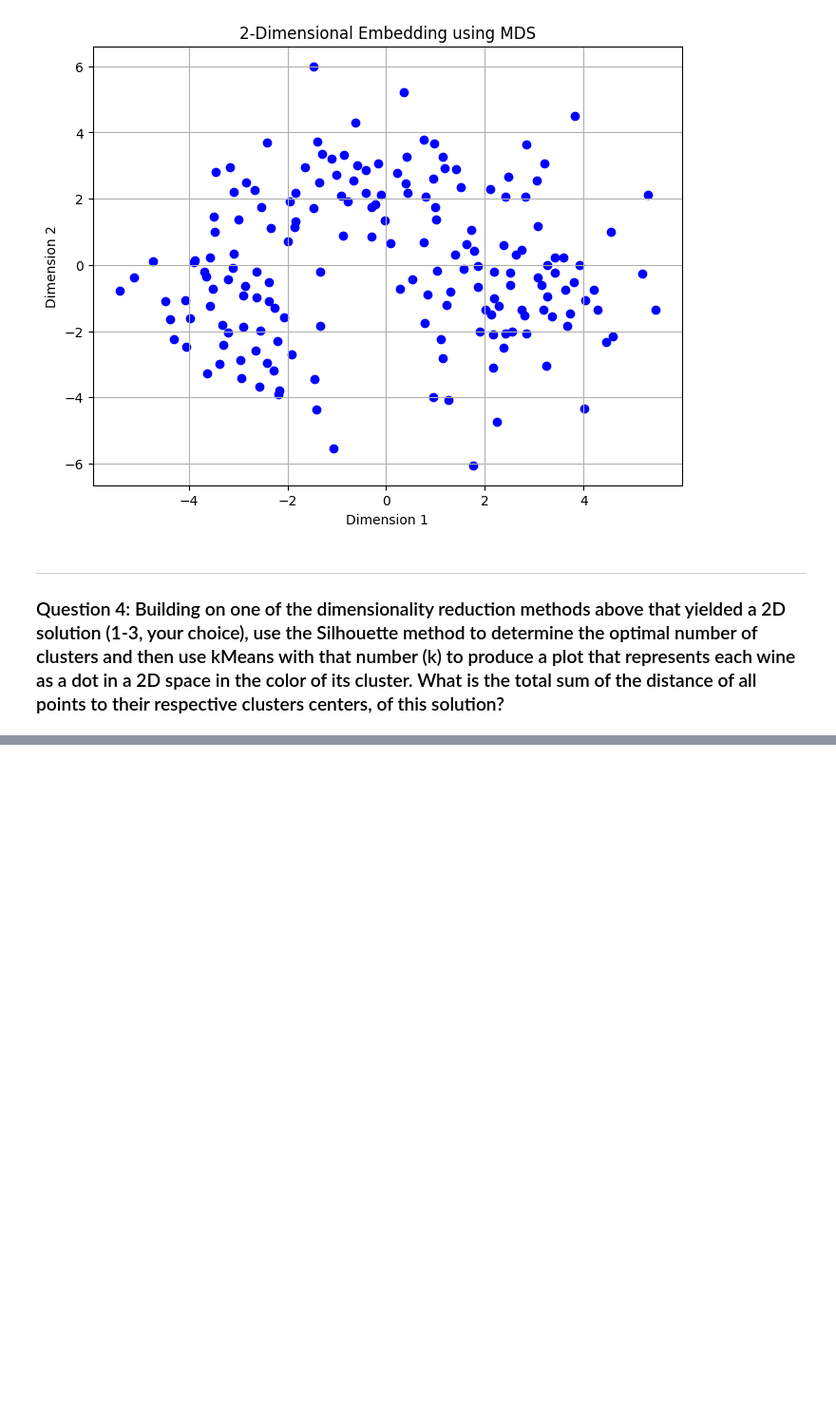
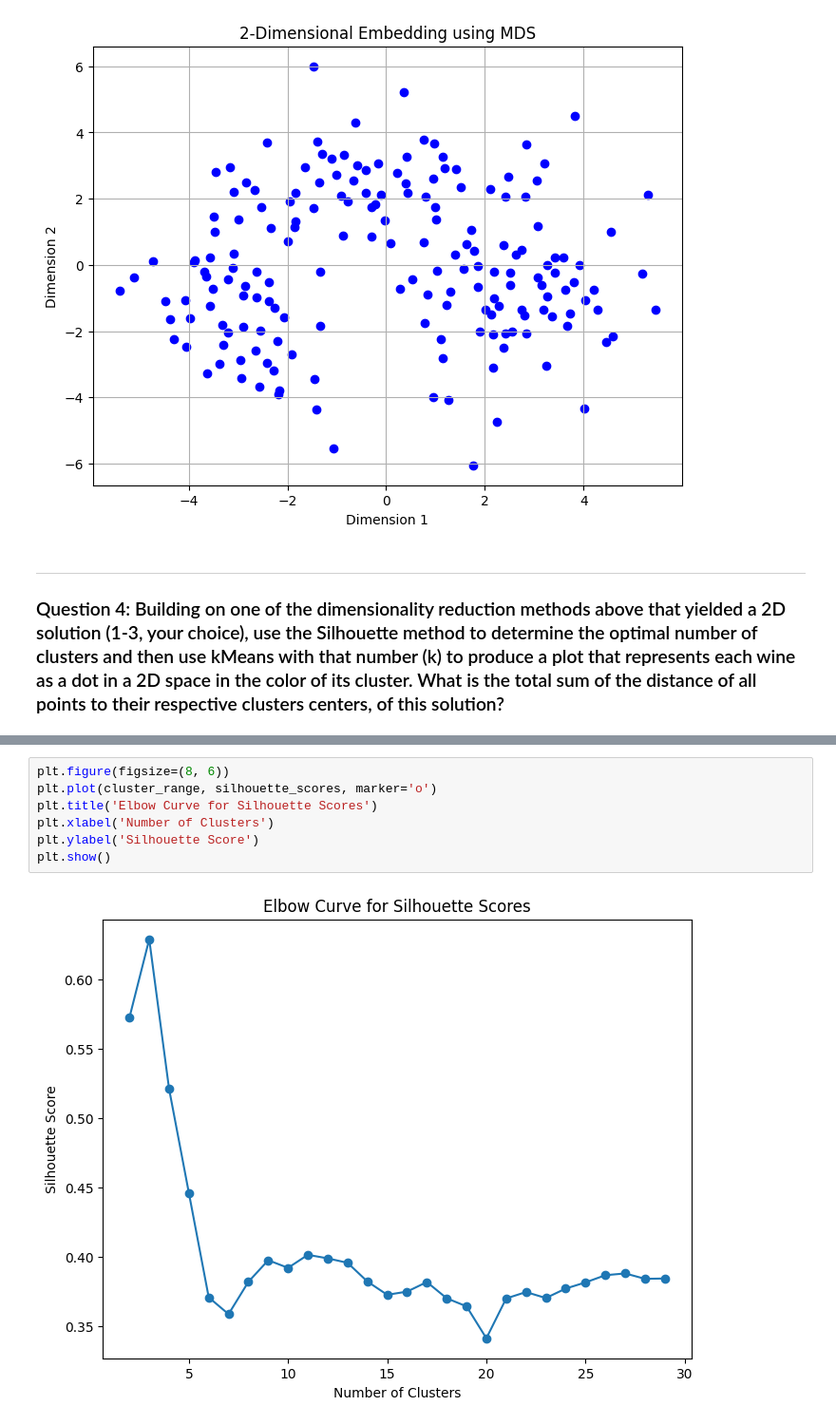
Before and after one commit to whykay-01/machine-learning, a Jupyter notebook: homeworks/hwk5/hwk5.ipynb, the cells around one changed output, grey strips where cells are left out. Shown at 95% size. Cells and saved outputs as stored; diff of their text form; blank space fills up the shorter version.

```diff
--- a/homeworks/hwk5/hwk5.ipynb
+++ b/homeworks/hwk5/hwk5.ipynb
@@ -463,0 +522,9 @@ Stress of the embedding: 22531.353733103577
+# %%
+plt.figure(figsize=(8, 6))
+plt.plot(cluster_range, silhouette_scores, marker='o')
+plt.title('Elbow Curve for Silhouette Scores')
+plt.xlabel('Number of Clusters')
+plt.ylabel('Silhouette Score')
+plt.show()
+# %% [output]
+[figure, added]
```
Also changed, not shown: parts of 6 cells of this notebook, 1 other file.
